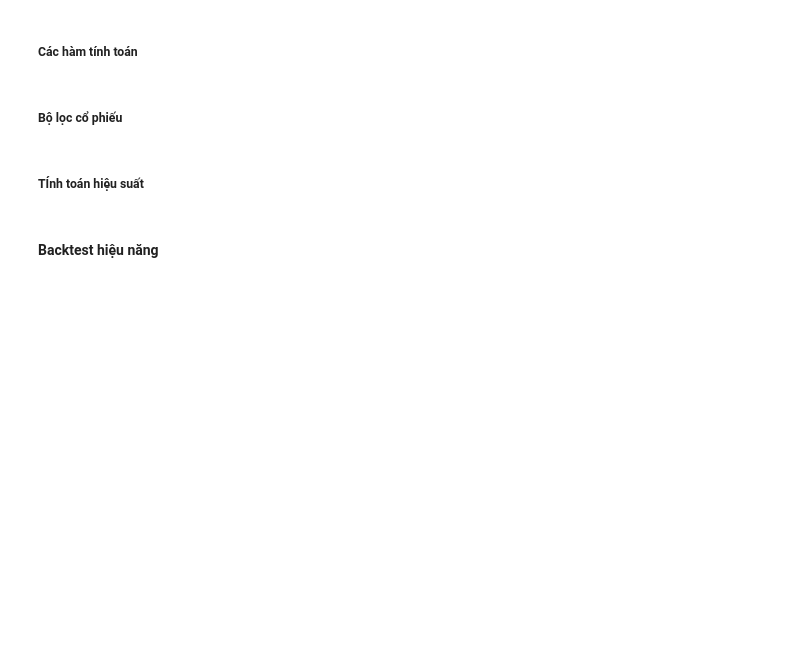
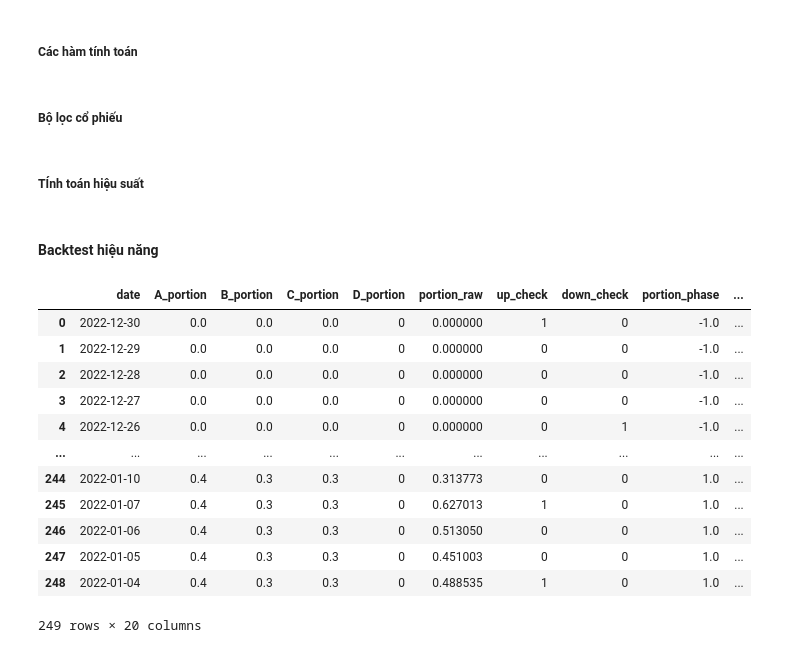
Before and after one commit to twan507/t2m-pycode, a Jupyter notebook: capital_allocation/capital-allocation.ipynb, the cells around one changed output. Drawn from its saved outputs; the diff is of its cells as text; code cells hidden in the pictures; blank space fills up the shorter version.

```diff
--- a/capital_allocation/capital-allocation.ipynb
+++ b/capital_allocation/capital-allocation.ipynb
@@ -1835,5 +1835,21 @@ def calculate_stock_profit(df, money_column, pct_column):
     for i in range(len(df_copy) - 2, -1, -1):
         df_copy.loc[i, money_column] = df_copy[money_column].iloc[i+1] + df_copy[money_column].iloc[i+1]*df_copy[pct_column].iloc[i]
     return df_copy
+# %%
+phan_bo_von_backtest
+# %% [output]
+|  | date | A_portion | B_portion | C_portion | D_portion | portion_raw | up_check | down_check | portion_phase | ... |
+| 0 | 2022-12-30 | 0.0 | 0.0 | 0.0 | 0 | 0.000000 | 1 | 0 | -1.0 | ... |
+| 1 | 2022-12-29 | 0.0 | 0.0 | 0.0 | 0 | 0.000000 | 0 | 0 | -1.0 | ... |
+| 2 | 2022-12-28 | 0.0 | 0.0 | 0.0 | 0 | 0.000000 | 0 | 0 | -1.0 | ... |
+| 3 | 2022-12-27 | 0.0 | 0.0 | 0.0 | 0 | 0.000000 | 0 | 0 | -1.0 | ... |
+| 4 | 2022-12-26 | 0.0 | 0.0 | 0.0 | 0 | 0.000000 | 0 | 1 | -1.0 | ... |
+| ... | ... | ... | ... | ... | ... | ... | ... | ... | ... | ... |
+| 244 | 2022-01-10 | 0.4 | 0.3 | 0.3 | 0 | 0.313773 | 0 | 0 | 1.0 | ... |
+| 245 | 2022-01-07 | 0.4 | 0.3 | 0.3 | 0 | 0.627013 | 1 | 0 | 1.0 | ... |
+| 246 | 2022-01-06 | 0.4 | 0.3 | 0.3 | 0 | 0.513050 | 0 | 0 | 1.0 | ... |
+| 247 | 2022-01-05 | 0.4 | 0.3 | 0.3 | 0 | 0.451003 | 0 | 0 | 1.0 | ... |
+| 248 | 2022-01-04 | 0.4 | 0.3 | 0.3 | 0 | 0.488535 | 1 | 0 | 1.0 | ... |
+249 rows × 20 columns
 # %%
 phan_bo_von_backtest = copy.deepcopy(phan_bo_von_final)
```
Also changed, not shown: parts of 2 cells of this notebook, 1 other file.
